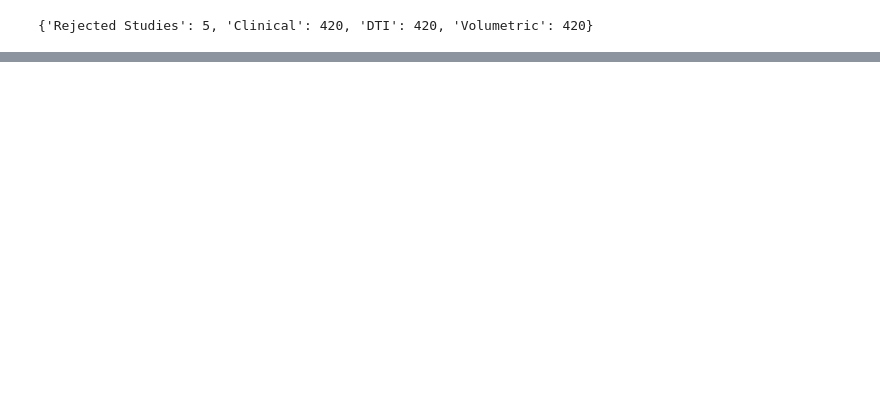
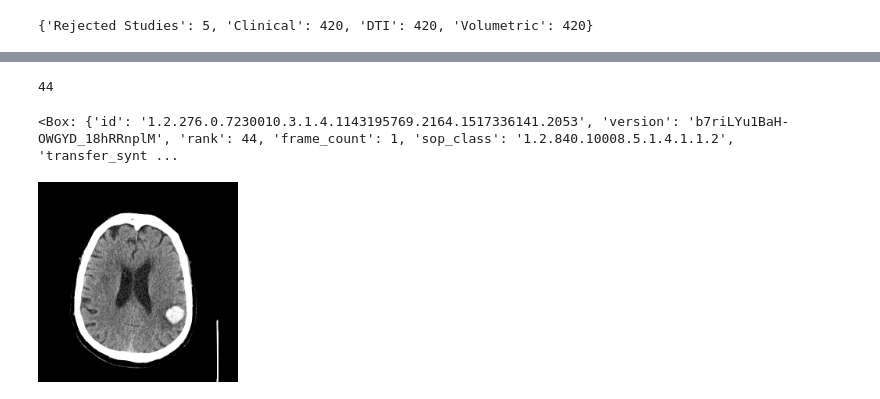
Before and after one commit to maloneytc/AMBRA_Backups, a Jupyter notebook: testing/Untitled.ipynb, the cells around one changed output, grey strips where cells are left out. Drawn from its saved outputs; the diff is of its cells as text; code cells hidden in the pictures; blank space fills up the shorter version.

```diff
--- a/testing/Untitled.ipynb
+++ b/testing/Untitled.ipynb
@@ -43,5 +92,5 @@ ROSE
 # %%
-uc_group = account.get_group_by_name('University of Cincinnati - Site 21')
+uc_group = account.get_group_by_name('Site 21 - University of Cincinnati')
 # %%
 print(uc_group)
 print(uc_group.study_count())
@@ -106,0 +164,10 @@ FILT_PHA: AX 3D SWAN 144
+# %%
+this_series = series[2]
+# %%
+this_series.count
+# %% [output]
+44
+# %%
+this_series.images[43]#.version
+# %% [output]
+<Box: {'id': '1.2.276.0.7230010.3.1.4.1143195769.2164.1517336141.2053', 'version': 'b7riLYu1BaH-OWGYD_18hRRnplM', 'rank': 44, 'frame_count': 1, 'sop_class': '1.2.840.10008.5.1.4.1.1.2', 'transfer_synt ...
@@ -106,0 +192,4 @@ FILT_PHA: AX 3D SWAN 144
+# %%
+display(Image(data=this_series.get_frame(27), width=200))
+# %% [output]
+[figure, added]
```
Also changed, not shown: parts of 42 cells of this notebook, 2 other files.
